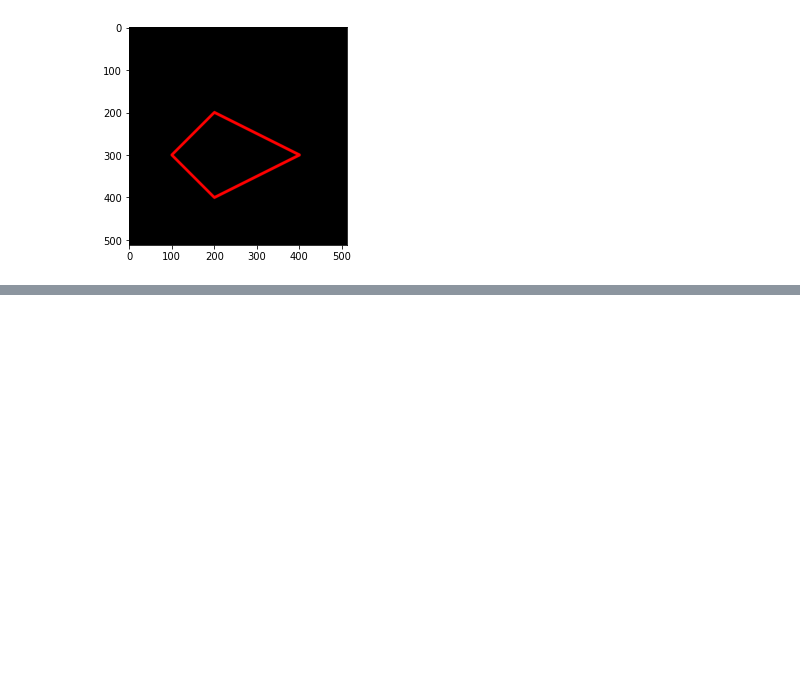
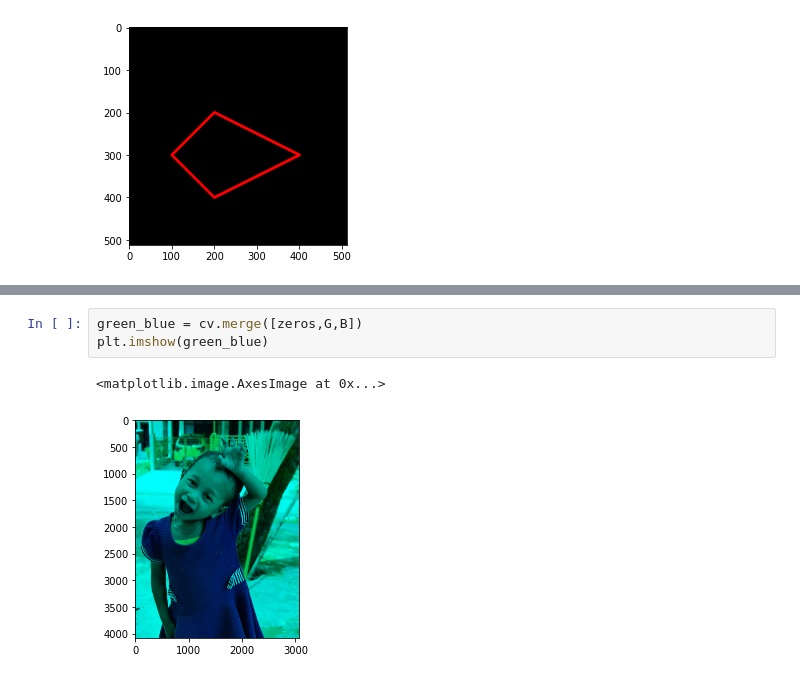
Before and after one commit to RinaHariyanti/PCVK_Genap_2023, a Jupyter notebook: Week2.ipynb, the cells around one changed output, grey strips where cells are left out. Drawn from its saved outputs; the diff is of its cells as text; blank space fills up the shorter version.

```diff
--- a/Week2.ipynb
+++ b/Week2.ipynb
@@ -130,0 +149,6 @@ plt.imshow(black_img2)
+# %%
+green_blue = cv.merge([zeros,G,B])
+plt.imshow(green_blue)
+# %% [output]
+<matplotlib.image.AxesImage at 0x...>
+[figure, added]
```
Also changed, not shown: parts of 11 cells of this notebook.
